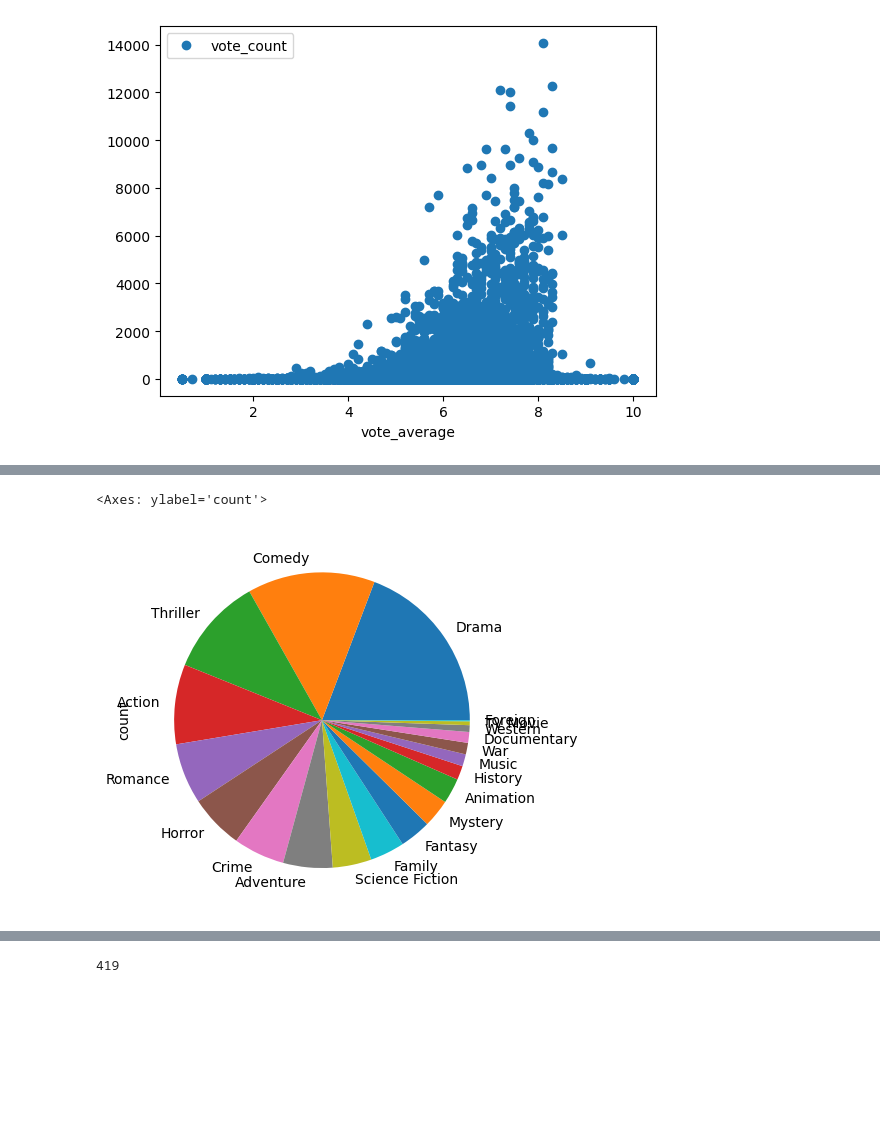
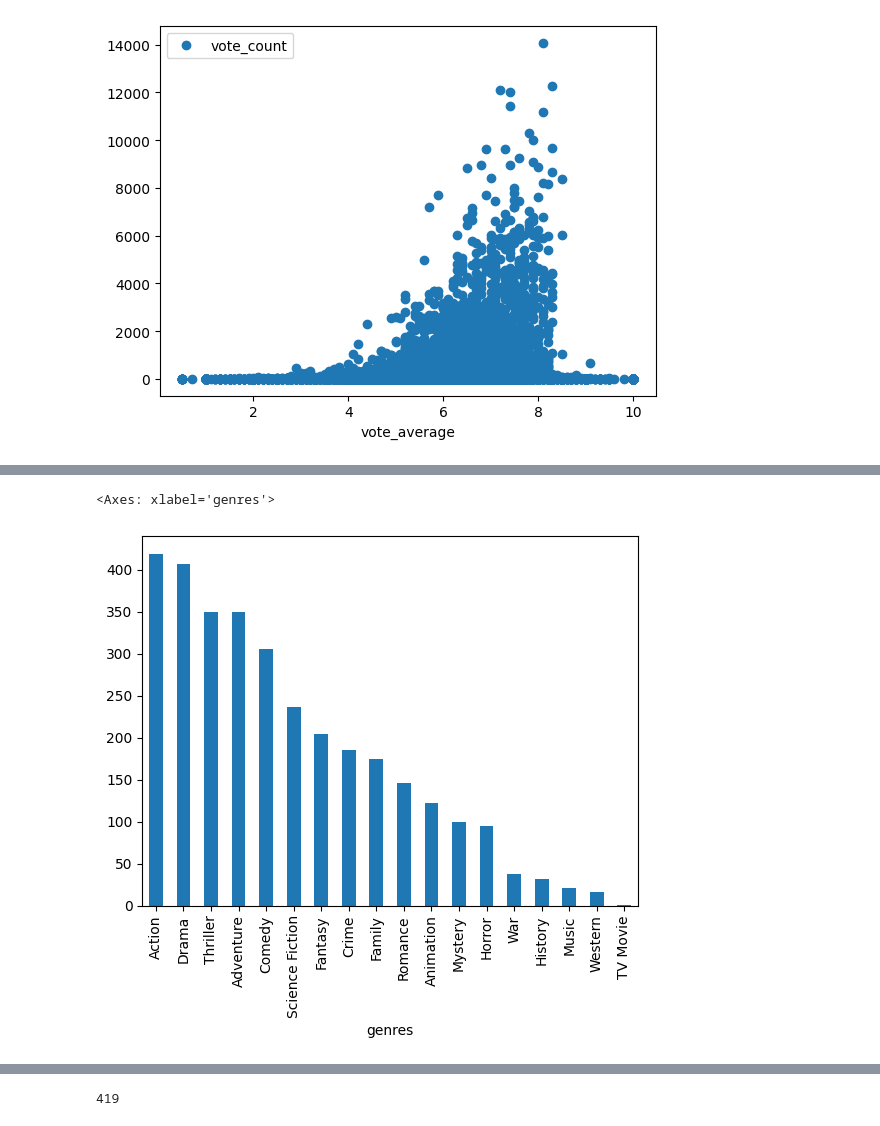
Before and after one commit to Chuckoo/AI_Final, a Jupyter notebook: main.ipynb, the cells around one changed output, grey strips where cells are left out. Drawn from its saved outputs; the diff is of its cells as text; code cells hidden in the pictures; blank space fills up the shorter version.

```diff
--- a/main.ipynb
+++ b/main.ipynb
@@ -36,6 +36,6 @@ df1.plot(x='vote_average', y='vote_count', style='o')
 # %%
 C= df1['vote_average'].mean()
 m= df1['vote_count'].quantile(0.7)
-movies = df1.copy().loc[df1['vote_count'] >= m]
+movies = df1.copy().loc[df1['vote_count'] >= 1000]
 movies.shape
 # %% [output]
@@ -124,8 +106,8 @@ g_movies
 # %%
 g_movies.genres.value_counts()
-g_movies.genres.value_counts().plot(kind='pie')
+g_movies.genres.value_counts().plot(kind='bar')
 # %% [output]
-<Axes: ylabel='count'>
+<Axes: xlabel='genres'>
-[figure, old version]
+[figure, new version]
 # %%
 top_movies = top_movies.explode("genres")
```
Also changed, not shown: parts of 7 cells of this notebook.
